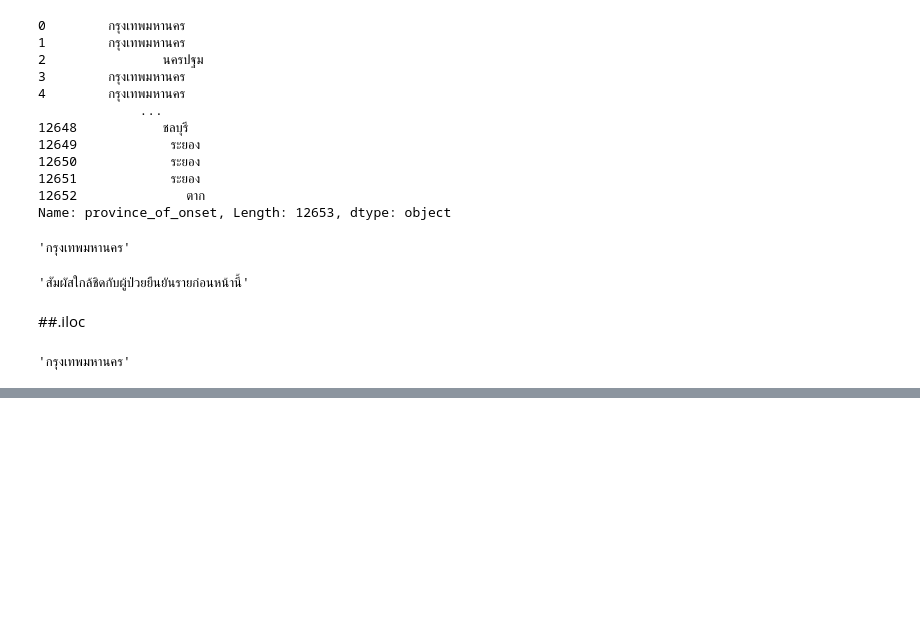
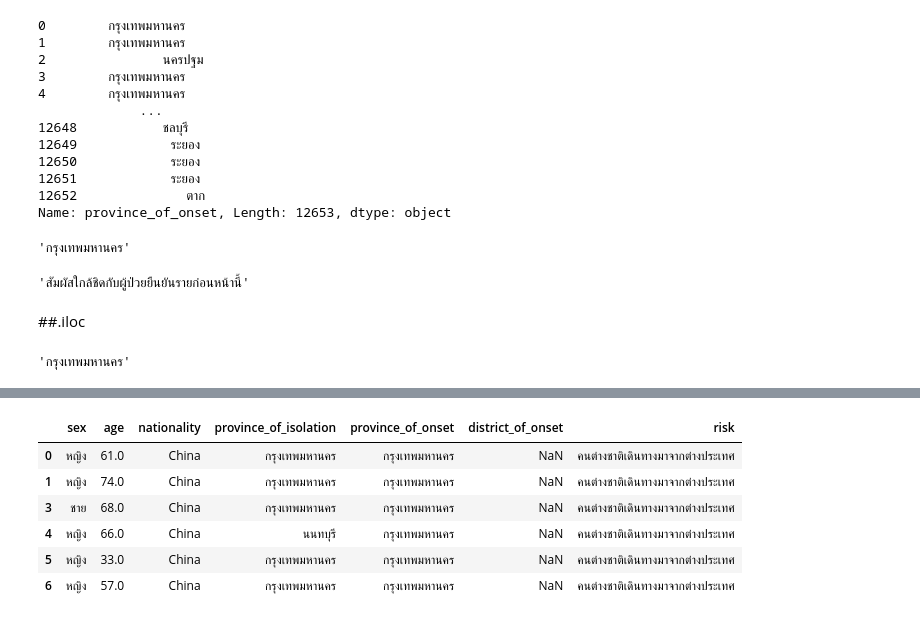
Before and after one commit to 6230204513/data_viz_2022, a Jupyter notebook: Pandas101.ipynb, the cells around one changed output, grey strips where cells are left out. Saved outputs shown, nothing was run; the diff lists cells and outputs as text; code cells hidden in the pictures; blank space fills up the shorter version.

```diff
--- a/Pandas101.ipynb
+++ b/Pandas101.ipynb
@@ -108,0 +247,10 @@ data_covid.iloc[4,7] #หลัก4แถว7
+# %%
+eight_rows_covid[eight_rows_covid['province_of_onset'] == 'กรุงเทพมหานคร']  #เราเอา 2 บรรทัดบนมาบวกกัน
+# %% [output]
+|  | sex | age | nationality | province_of_isolation | province_of_onset | district_of_onset | risk |
+| 0 | หญิง | 61.0 | China | กรุงเทพมหานคร | กรุงเทพมหานคร | NaN | คนต่างชาติเดินทางมาจากต่างประเทศ |
+| 1 | หญิง | 74.0 | China | กรุงเทพมหานคร | กรุงเทพมหานคร | NaN | คนต่างชาติเดินทางมาจากต่างประเทศ |
+| 3 | ชาย | 68.0 | China | กรุงเทพมหานคร | กรุงเทพมหานคร | NaN | คนต่างชาติเดินทางมาจากต่างประเทศ |
+| 4 | หญิง | 66.0 | China | นนทบุรี | กรุงเทพมหานคร | NaN | คนต่างชาติเดินทางมาจากต่างประเทศ |
+| 5 | หญิง | 33.0 | China | กรุงเทพมหานคร | กรุงเทพมหานคร | NaN | คนต่างชาติเดินทางมาจากต่างประเทศ |
+| 6 | หญิง | 57.0 | China | กรุงเทพมหานคร | กรุงเทพมหานคร | NaN | คนต่างชาติเดินทางมาจากต่างประเทศ |
```
Also changed, not shown: parts of 35 cells of this notebook.
